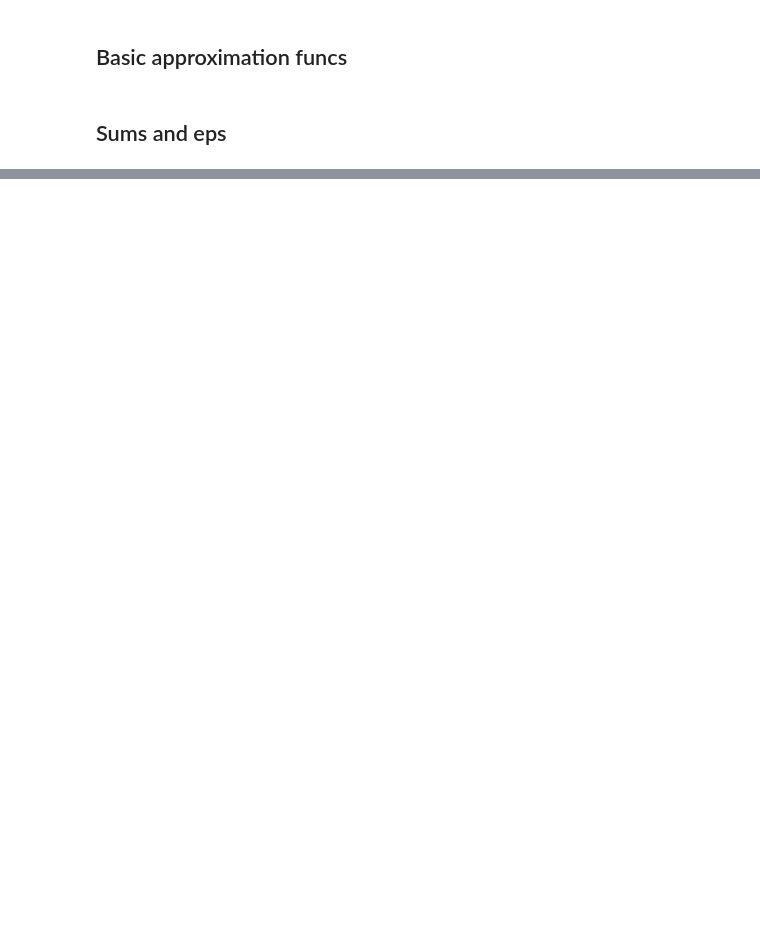
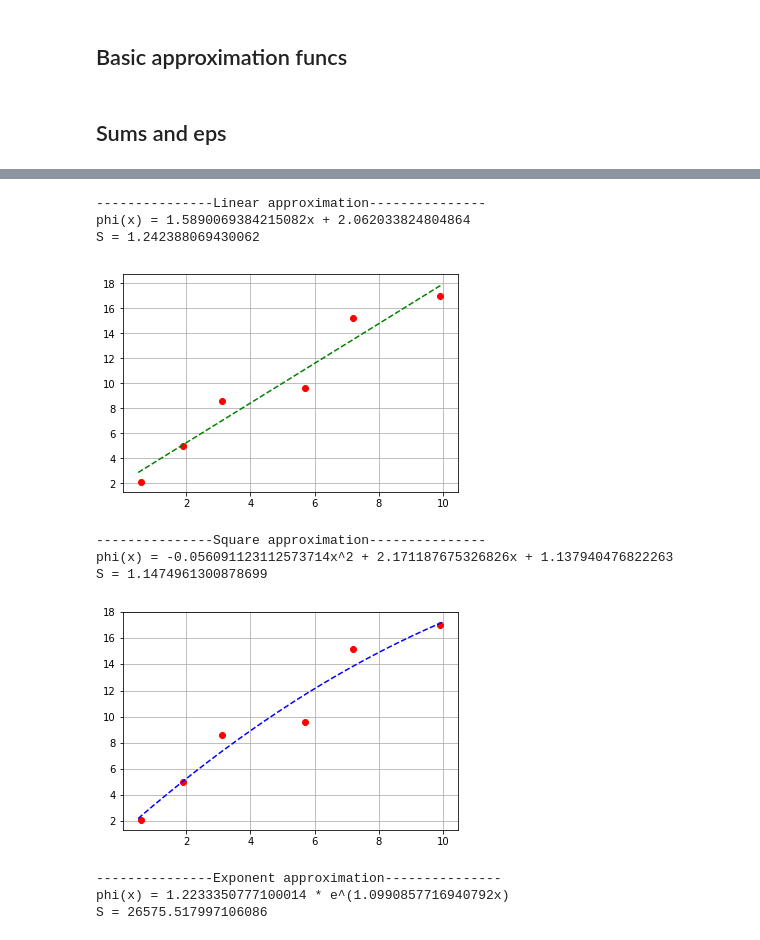
Before and after one commit to 1101-1110-1010-1101/computational-mathematics, a Jupyter notebook: lab2/lab2.ipynb, the cells around one changed output, grey strips where cells are left out. Drawn from its saved outputs; the diff is of its cells as text; code cells hidden in the pictures; blank space fills up the shorter version.

```diff
--- a/lab2/lab2.ipynb
+++ b/lab2/lab2.ipynb
@@ -165,0 +121,80 @@ print(standard_deviation(epsilon(ys, ys_logarithm)))
+# %%
+import numpy as np
+
+xs = np.array([0.6, 1.9, 3.1, 5.7, 7.2, 9.9])
+ys = [2.1, 5.0, 8.6, 9.6, 15.2, 17.0]
+
+plot_x = np.array(np.arange(xs[0] - 0.1, xs[len(xs) - 1] + 0.1, step=0.01))
+
+print("---------------Linear approximation---------------")
+
+linear_c = linear_approximation(xs, ys)
+ys_linear = linear(xs, linear_c[0], linear_c[1])
+
+
+print(f"phi(x) = {linear_c[0]}x + {linear_c[1]}")
+print(f"S = {standard_deviation(epsilon(ys, ys_linear))}")
+plt.plot(xs, ys, 'ro',
+         plot_x, linear(plot_x, linear_c[0], linear_c[1]), 'g--')
+plt.grid()
+plt.show()
+
+print("---------------Square approximation---------------")
+
+square_c = square_approximation(xs, ys)
+ys_square = polynomial_second_degree(xs, square_c[2], square_c[1], square_c[0])
+
+print(f"phi(x) = {square_c[2]}x^2 + {square_c[1]}x + {square_c[0]}")
+print(f"S = {standard_deviation(epsilon(ys, ys_square))}")
+plt.plot(xs, ys, 'ro',
+         plot_x, polynomial_second_degree(plot_x, square_c[2], square_c[1], square_c[0]), 'b--')
+plt.grid()
+plt.show()
+
+print("---------------Exponent approximation---------------")
+
+exponent_c = exponent_approximation(xs, ys)
+ys_exponent = exponent(xs, exponent_c[0], exponent_c[1])
+
+print(f"phi(x) = {exponent_c[0]} * e^({exponent_c[1]}x)")
+print(f"S = {standard_deviation(epsilon(ys, ys_exponent))}")
+plt.plot(xs, ys, 'ro',
+         plot_x, exponent(plot_x, exponent_c[0], exponent_c[1]), 'y--')
+plt.grid()
+plt.show()
+
+print("---------------Power approximation---------------")
+
+power_c = power_approximation(xs, ys)
+ys_power = power(xs, power_c[1], power_c[0])
+
+print(f"phi(x) = {power_c[0]} * x^{power_c[1]}")
+print(f"S = {standard_deviation(epsilon(ys, ys_power))}")
+plt.plot(xs, ys, 'ro',
+         plot_x, power(plot_x, power_c[0], power_c[1]), 'r--')
+plt.grid()
+plt.show()
+
+print("---------------Logarithm approximation---------------")
+
+logarithm_c = logarithmic_approximation(xs, ys)
+ys_logarithm = ln(xs, logarithm_c[0], logarithm_c[1])
+
+print(f"phi(x) = {logarithm_c[0]} + {logarithm_c[1]}ln(x)")
+print(f"S = {standard_deviation(epsilon(ys, ys_logarithm))}")
+plt.plot(xs, ys, 'ro',
+         plot_x, ln(plot_x, logarithm_c[0], logarithm_c[1]), 'y--')
+plt.grid()
+plt.show()
+# %% [output]
+---------------Linear approximation---------------
+phi(x) = 1.5890069384215082x + 2.062033824804864
+S = 1.242388069430062
+[figure, added]
+---------------Square approximation---------------
+phi(x) = -0.056091123112573714x^2 + 2.171187675326826x + 1.137940476822263
+S = 1.1474961300878699
+[figure, added]
+---------------Exponent approximation---------------
+phi(x) = 1.2233350777100014 * e^(1.0990857716940792x)
+S = 26575.517997106086
```
Also changed, not shown: parts of 2 cells of this notebook.
